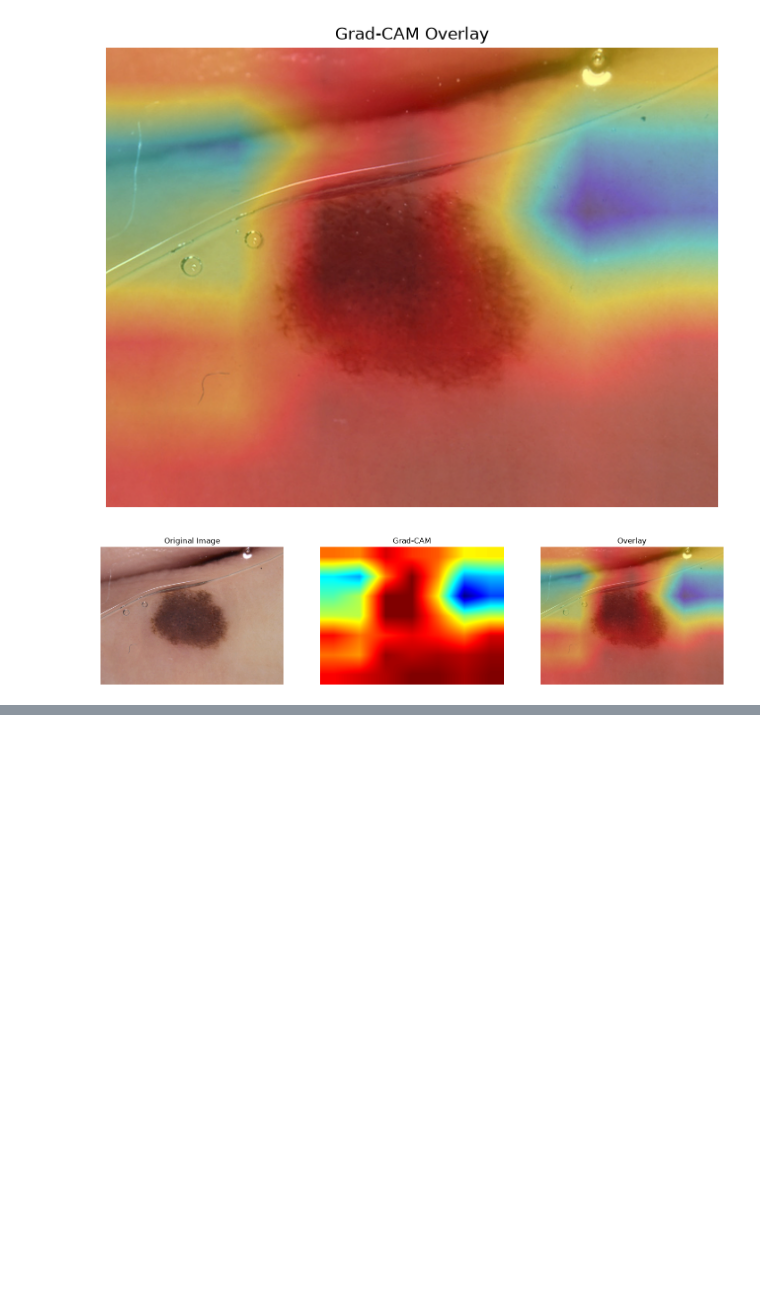
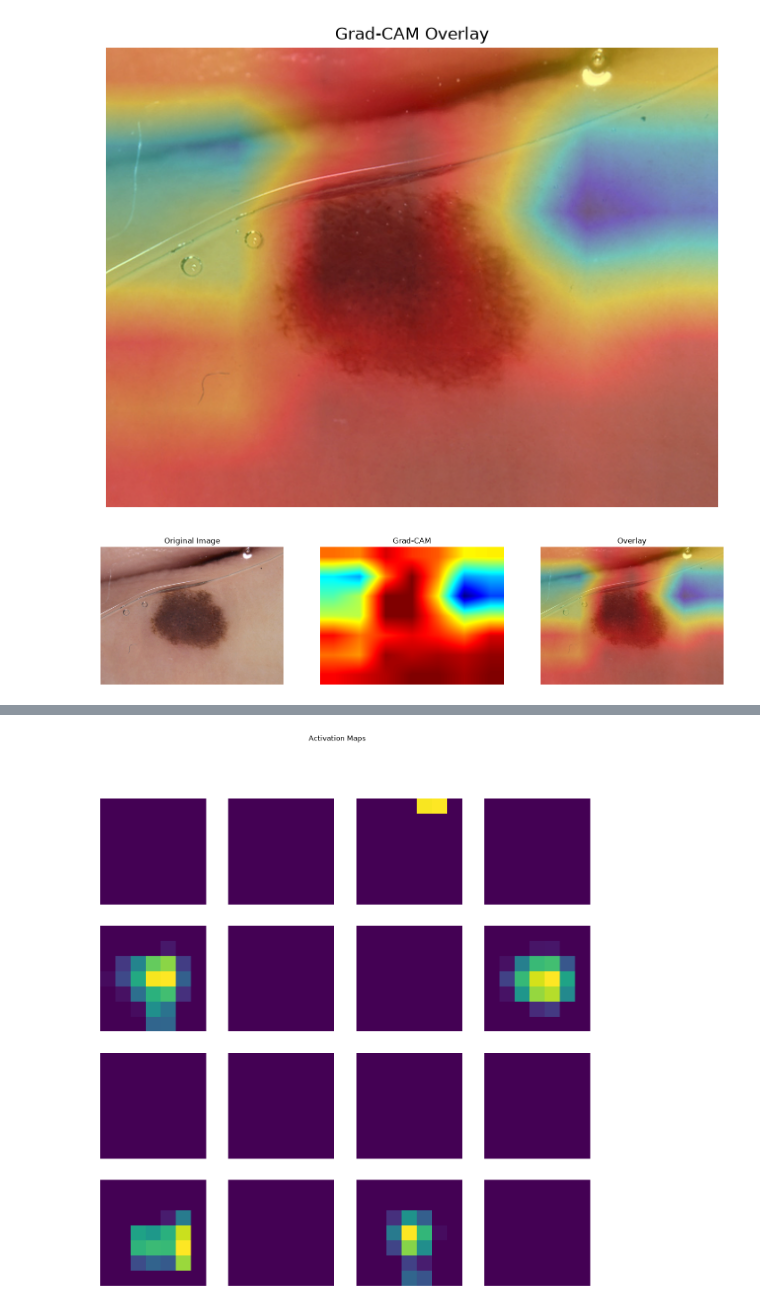
Before and after one commit to Harini-Loganathan-0001/AximSoft_Weekly_Tasks, a Jupyter notebook: week_09/phase7.ipynb, the cells around one changed output, grey strips where cells are left out. Saved outputs shown, nothing was run; the diff lists cells and outputs as text; code cells hidden in the pictures; blank space fills up the shorter version.

```diff
--- a/week_09/phase7.ipynb
+++ b/week_09/phase7.ipynb
@@ -174,0 +226,29 @@ plt.show()
+# %%
+import matplotlib.pyplot as plt
+from tensorflow.keras.models import Model
+
+# choose layer
+
+layer_name = "conv5_block3_out"
+
+activation_model = Model(
+    inputs=model.input,
+    outputs=model.get_layer(layer_name).output
+)
+
+activation = activation_model.predict(img)
+
+plt.figure(figsize=(15,15))
+
+for i in range(16):
+
+    plt.subplot(4,4,i+1)
+
+    plt.imshow(activation[0,:,:,i], cmap="viridis")
+
+    plt.axis("off")
+
+plt.suptitle("Activation Maps")
+
+plt.show()
+# %% [output]
@@ -174,0 +256 @@ plt.show()
+[figure, added]
```
Also changed, not shown: parts of 3 cells of this notebook.
